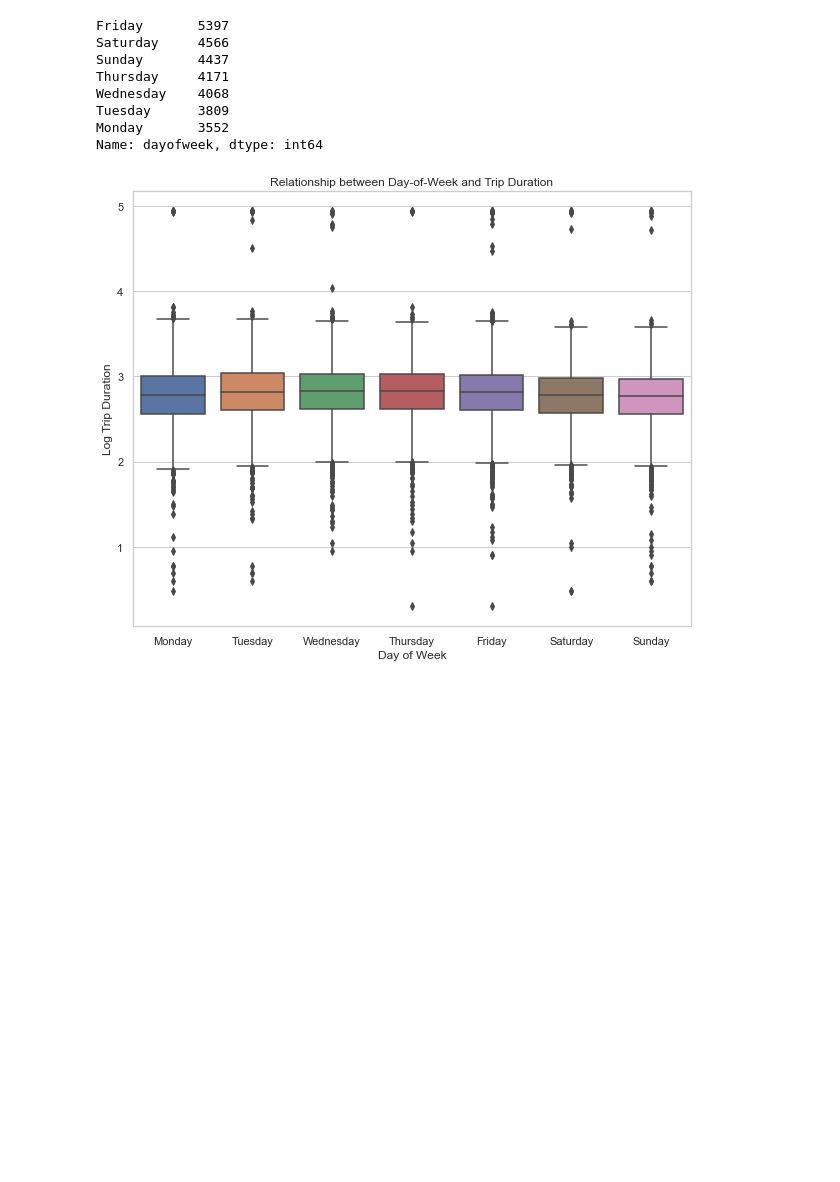
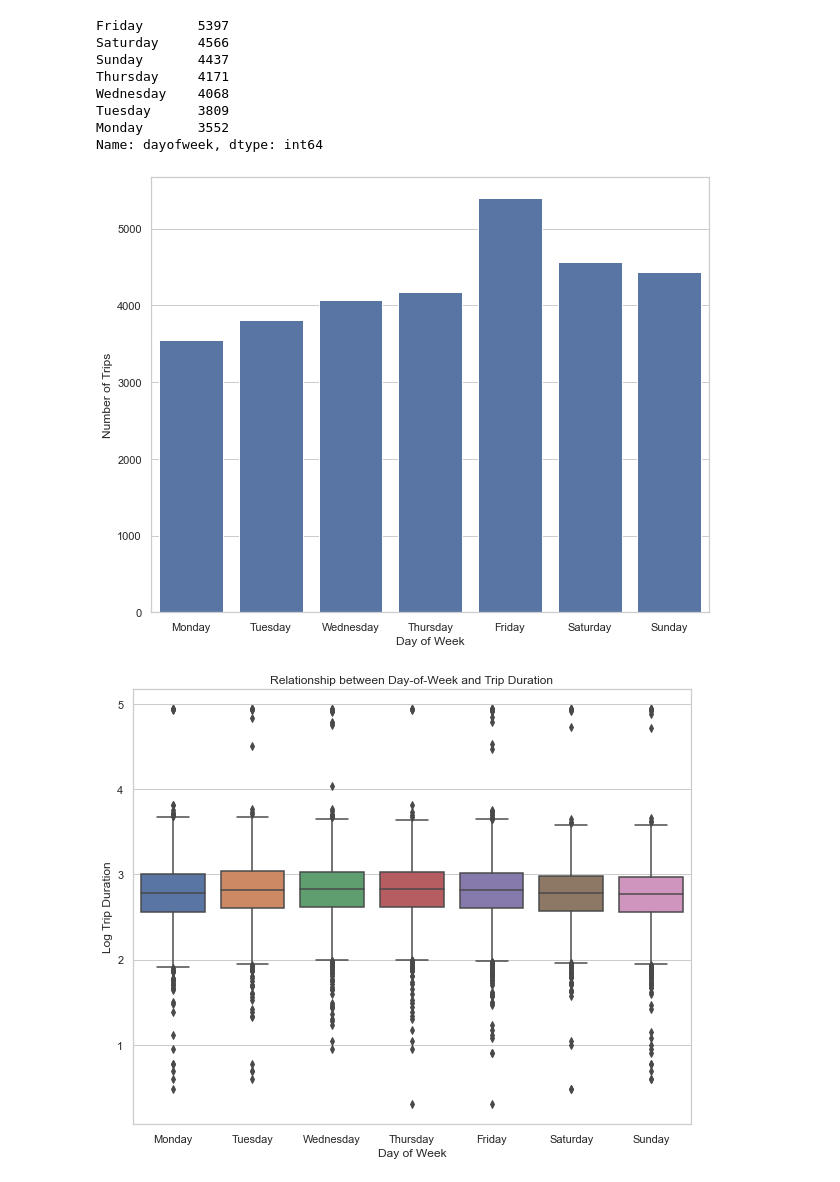
Before and after one commit to Awni00/NYC-Taxi, a Jupyter notebook: EDA.ipynb, the cells around one changed output. Saved outputs shown, nothing was run; the diff lists cells and outputs as text; code cells hidden in the pictures; blank space fills up the shorter version.

Commit message:
updated EDA notebook added plot on num_trips by dayofweek

```diff
--- a/EDA.ipynb
+++ b/EDA.ipynb
@@ -212,5 +212,18 @@ Wednesday    4068
 Tuesday      3809
 Monday       3552
 Name: dayofweek, dtype: int64
+# %%
+num_trips_day = train_data['dayofweek'].value_counts()
+days = ['Monday', 'Tuesday', 'Wednesday', 'Thursday', 'Friday', 'Saturday', 'Sunday']
+
+fig, ax = plt.subplots(figsize=(10,8))
+sns.barplot(x=num_trips_day.index, y=num_trips_day, order=days, ax=ax, color='b')
+ax.set_xlabel('Day of Week');
+ax.set_ylabel('Number of Trips');
+# ax.set_title('Relationship between Hour-of-Day and Trip Duration');
+
+fig.savefig('figs/num_trips_day.eps')
+# %% [output]
+[figure, added]
 # %%
 fig, ax = plt.subplots(figsize=(10,8))
```
Also changed, not shown: parts of 4 cells of this notebook.
